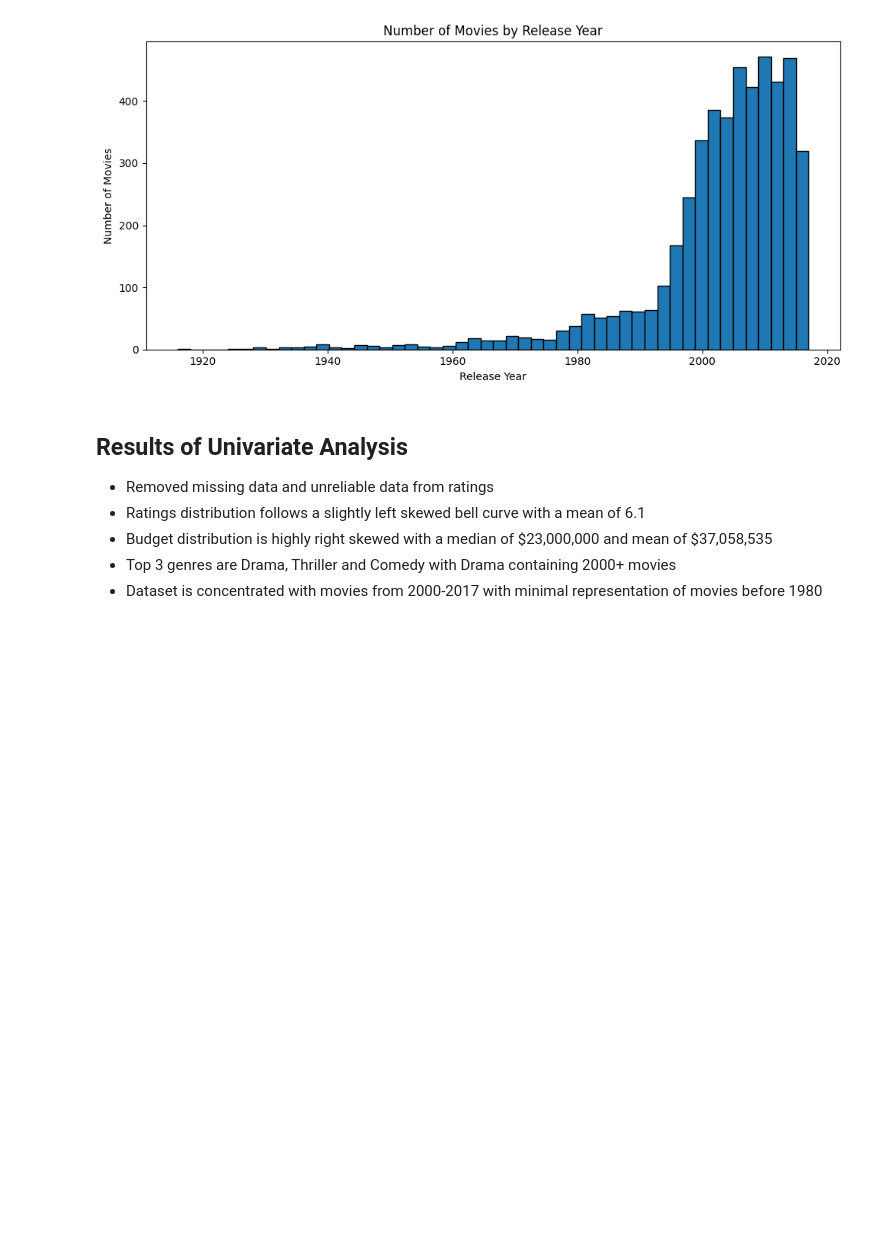
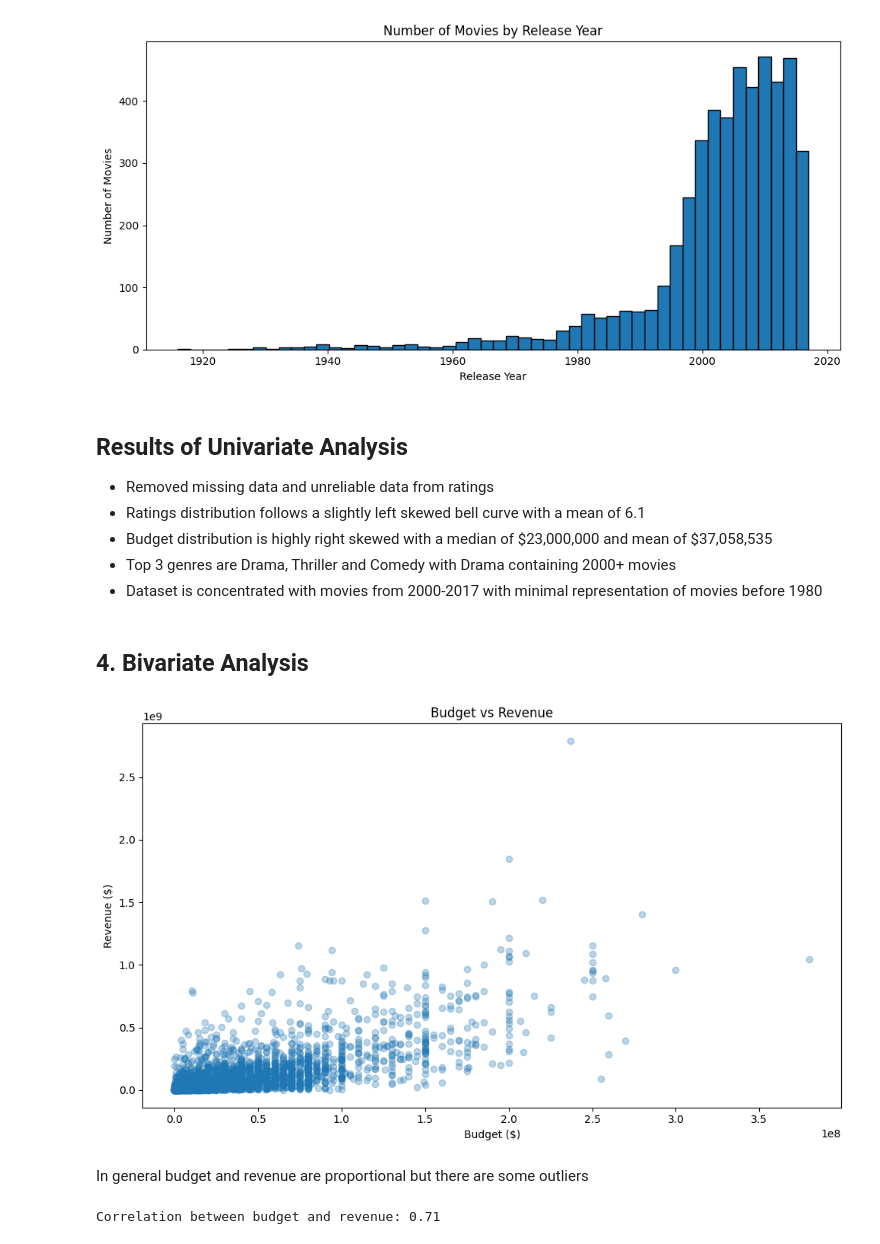
Before and after one commit to Ishan-Mishra21/Movies-EDA, a Jupyter notebook: MoviesEDA.ipynb, the cells around one changed output. Drawn from its saved outputs; the diff is of its cells as text; code cells hidden in the pictures; blank space fills up the shorter version.

Commit message:
Bivariate analysis of various attributes
- Plotted budget vs revenue, budget vs ratings, genre vs ratings, and rating vs release year graphs to analyse and perform bivariate analysis

```diff
--- a/MoviesEDA.ipynb
+++ b/MoviesEDA.ipynb
@@ -266,3 +266,24 @@ plt.show()
 - Budget distribution is highly right skewed with a median of \$23,000,000 and mean of \$37,058,535
 - Top 3 genres are Drama, Thriller and Comedy with Drama containing 2000+ movies
 - Dataset is concentrated with movies from 2000-2017 with minimal representation of movies before 1980
+# %% [markdown]
+## 4. Bivariate Analysis
+# %%
+#Checking correlation between expenditure and revenue (budget vs revenue)
+fig, ax = plt.subplots(figsize=(10, 6))
+ax.scatter(df["budget"], df["revenue"], alpha=0.3)
+ax.set_title("Budget vs Revenue")
+ax.set_xlabel("Budget ($)")
+ax.set_ylabel("Revenue ($)")
+plt.tight_layout()
+plt.show()
+# %% [output]
+[figure, added]
+# %% [markdown]
+In general budget and revenue are proportional but there are some outliers
+# %%
+#Calculating Pearson's coefficient to see the strength of the relation between budget and revenue
+correlation = df["budget"].corr(df["revenue"])
+print(f"Correlation between budget and revenue: {correlation:.2f}")
+# %% [output]
+Correlation between budget and revenue: 0.71
```
Also changed, not shown: parts of 5 cells of this notebook.
